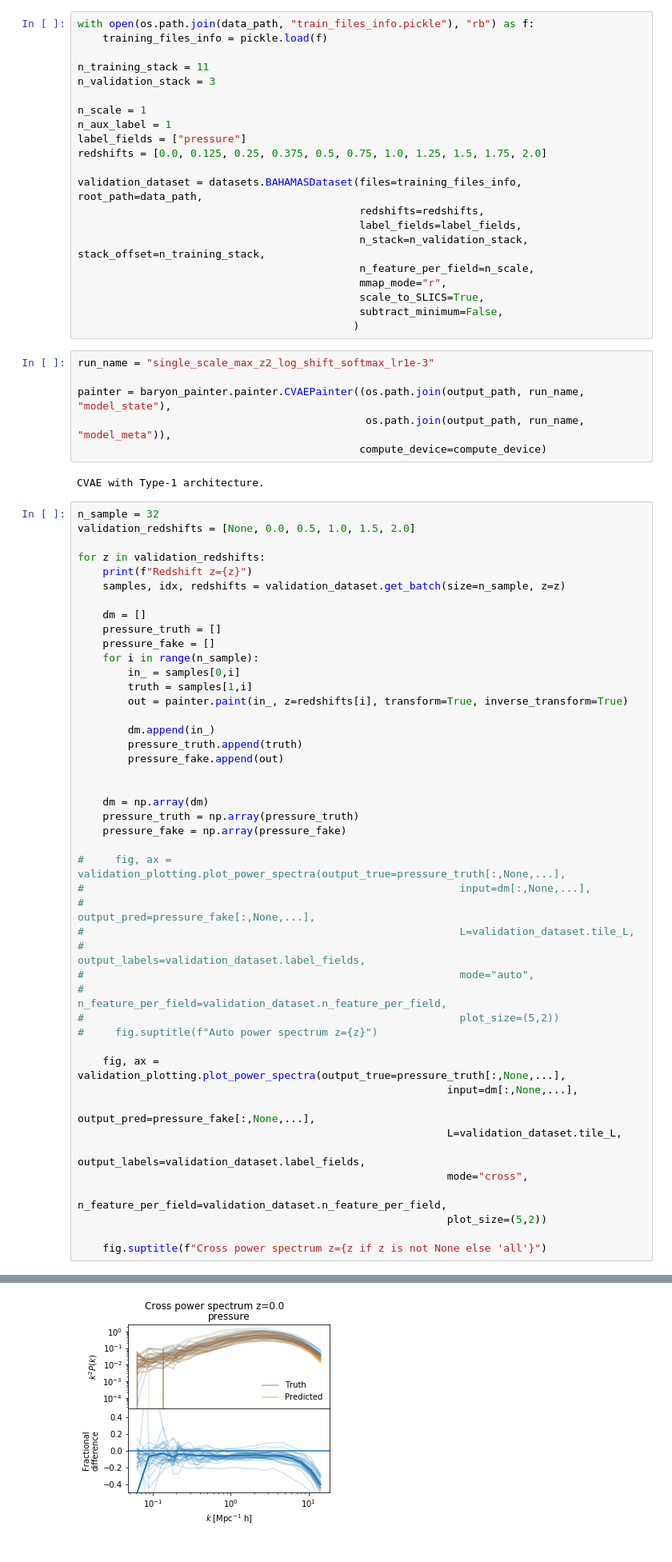
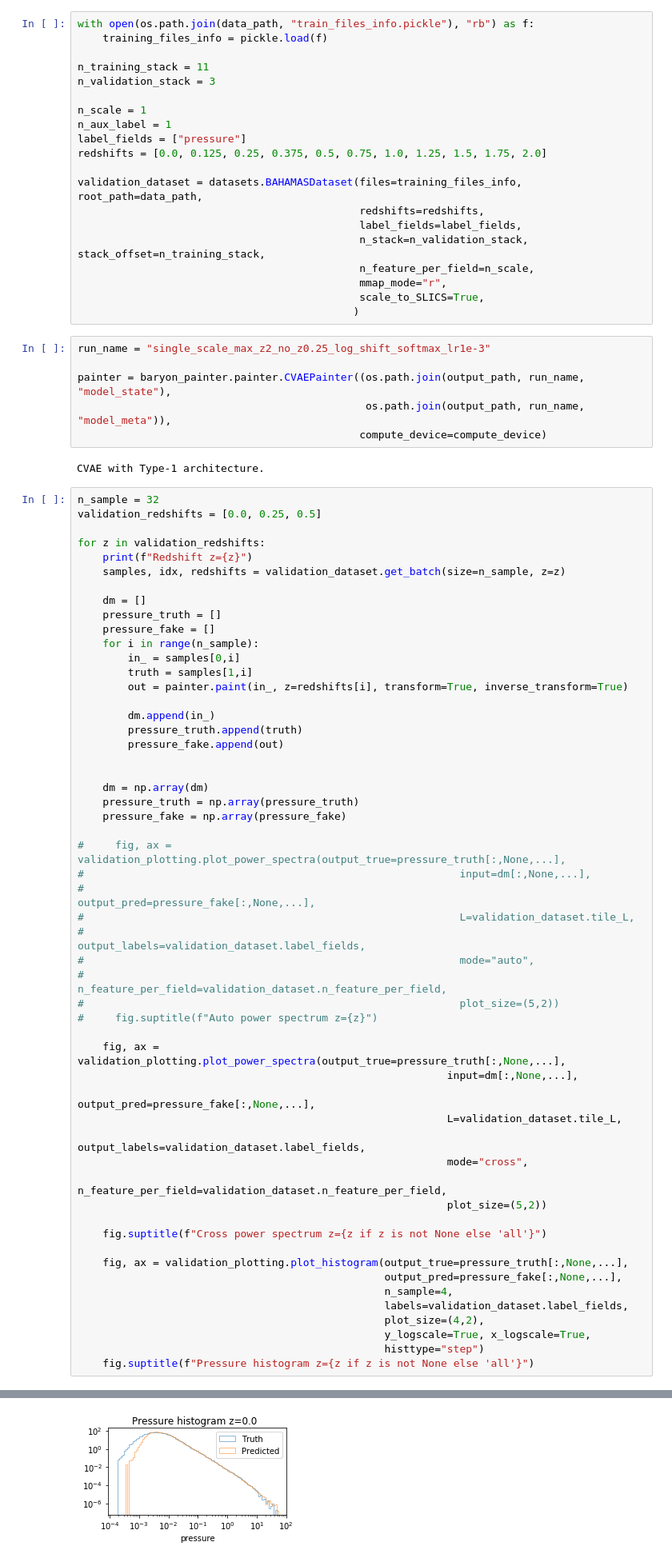
Before and after one commit to tilmantroester/baryon_painter, a Jupyter notebook: notebooks/validation_plots.ipynb, the cells around one changed output, grey strips where cells are left out. Shown: that part at 80% size. Saved outputs shown, nothing was run; the diff lists cells and outputs as text.

Commit message:
Validation plots, now with histograms.

```diff
--- a/notebooks/validation_plots.ipynb
+++ b/notebooks/validation_plots.ipynb
@@ -43,10 +43,9 @@ validation_dataset = datasets.BAHAMASDataset(files=training_files_info, root_pat
                                              n_feature_per_field=n_scale,
                                              mmap_mode="r",
                                              scale_to_SLICS=True,
-                                             subtract_minimum=False,
                                             )
 # %%
-run_name = "single_scale_max_z2_log_shift_softmax_lr1e-3"
+run_name = "single_scale_max_z2_no_z0.25_log_shift_softmax_lr1e-3"
 
 painter = baryon_painter.painter.CVAEPainter((os.path.join(output_path, run_name, "model_state"),
                                               os.path.join(output_path, run_name, "model_meta")),
@@ -55,7 +54,7 @@ painter = baryon_painter.painter.CVAEPainter((os.path.join(output_path, run_name
 CVAE with Type-1 architecture.
 # %%
 n_sample = 32
-validation_redshifts = [None, 0.0, 0.5, 1.0, 1.5, 2.0]
+validation_redshifts = [0.0, 0.25, 0.5]
 
 for z in validation_redshifts:
     print(f"Redshift z={z}")
@@ -98,4 +97,13 @@ for z in validation_redshifts:
                                                            plot_size=(5,2))
 
     fig.suptitle(f"Cross power spectrum z={z if z is not None else 'all'}")
+
+    fig, ax = validation_plotting.plot_histogram(output_true=pressure_truth[:,None,...],
+                                                 output_pred=pressure_fake[:,None,...],
+                                                 n_sample=4,
+                                                 labels=validation_dataset.label_fields,
+                                                 plot_size=(4,2),
+                                                 y_logscale=True, x_logscale=True,
+                                                 histtype="step")
+    fig.suptitle(f"Pressure histogram z={z if z is not None else 'all'}")
 # %% [output]
@@ -109 +114 @@ Redshift z=2.0
-[figure, old version]
+[figure, new version]
```
Also changed, not shown: parts of 1 cell of this notebook.
